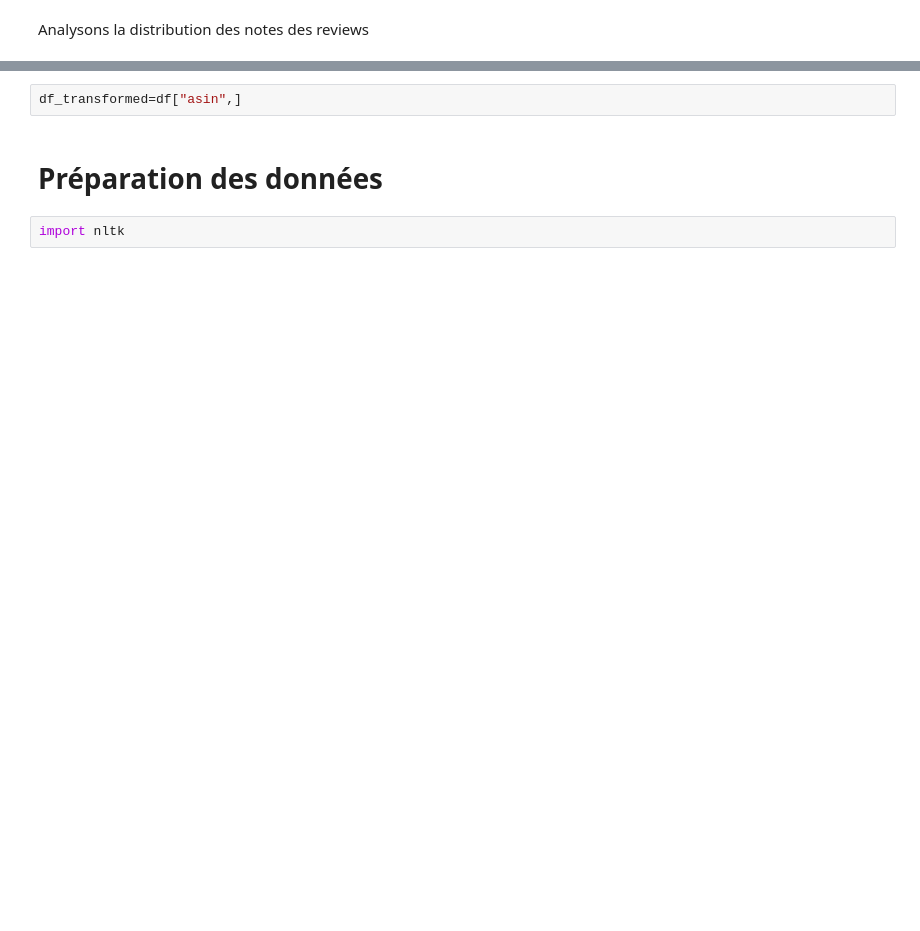
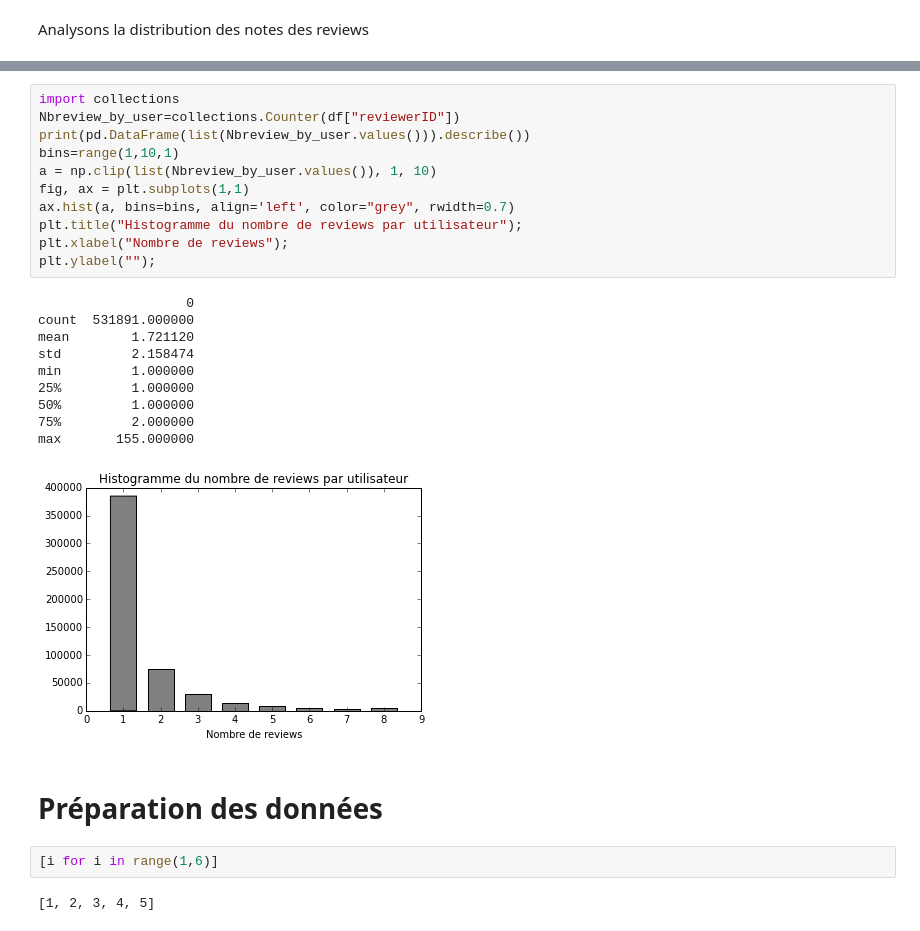
Before and after one commit to alexcombessie/ENSAE_Amazon-Review-Prediction, a Jupyter notebook: Projet Python - Amazon review data.ipynb, the cells around one changed output, grey strips where cells are left out. Saved outputs shown, nothing was run; the diff lists cells and outputs as text; blank space fills up the shorter version.

```diff
--- a/Projet Python - Amazon review data.ipynb
+++ b/Projet Python - Amazon review data.ipynb
@@ -97,6 +124,28 @@ Regardons la distribution du nombre de reviews par produit
-# %%
-df_transformed=df["asin",]
+# %%
+import collections
+Nbreview_by_user=collections.Counter(df["reviewerID"])
+print(pd.DataFrame(list(Nbreview_by_user.values())).describe())
+bins=range(1,10,1)
+a = np.clip(list(Nbreview_by_user.values()), 1, 10)
+fig, ax = plt.subplots(1,1)
+ax.hist(a, bins=bins, align='left', color="grey", rwidth=0.7)
+plt.title("Histogramme du nombre de reviews par utilisateur");
+plt.xlabel("Nombre de reviews");
+plt.ylabel("");
+# %% [output]
+                   0
+count  531891.000000
+mean        1.721120
+std         2.158474
+min         1.000000
+25%         1.000000
+50%         1.000000
+75%         2.000000
+max       155.000000
+[figure, added]
 # %% [markdown]
 # Préparation des données
-# %%
-import nltk
+# %%
+[i for i in range(1,6)]
+# %% [output]
+[1, 2, 3, 4, 5]
```
Also changed, not shown: parts of 6 cells of this notebook.
